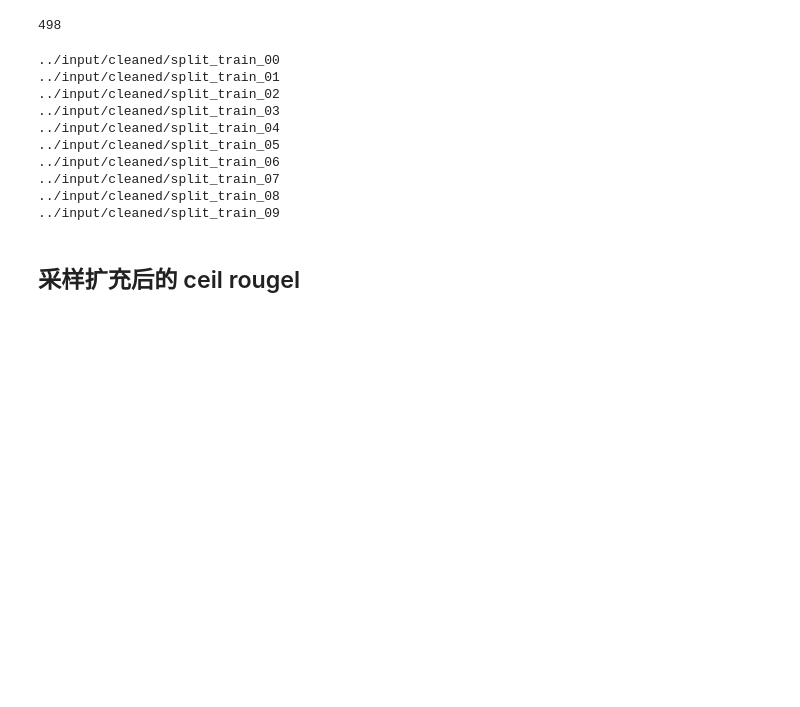
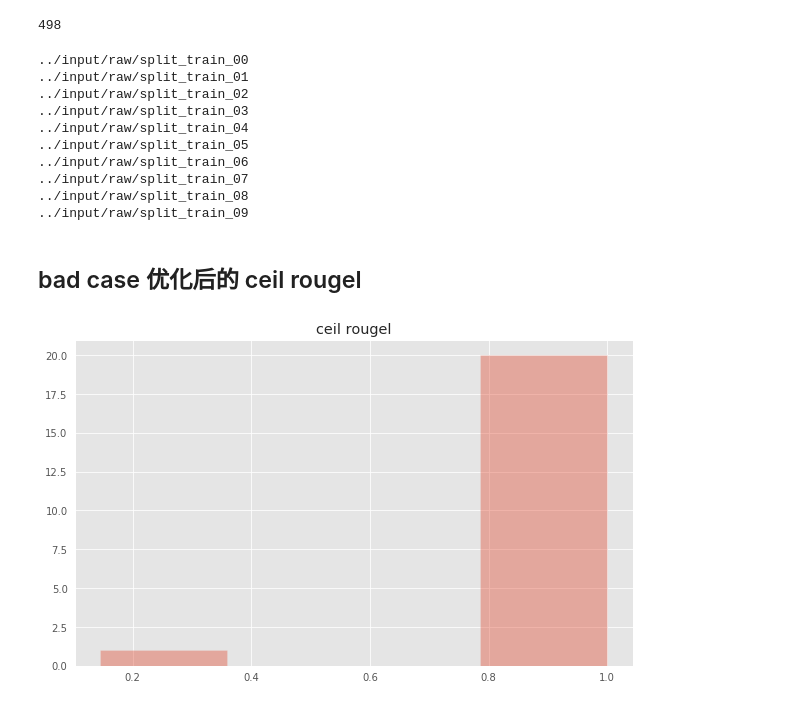
Before and after one commit to SunnyMarkLiu/les-military-mrc-rank7, a Jupyter notebook: notebooks/生成的数据集 ceil rouge 统计.ipynb, the cells around one changed output. Saved outputs shown, nothing was run; the diff lists cells and outputs as text; code cells hidden in the pictures; blank space fills up the shorter version.

```diff
--- a/notebooks/生成的数据集 ceil rouge 统计.ipynb
+++ b/notebooks/生成的数据集 ceil rouge 统计.ipynb
@@ -61,7 +61,7 @@ ori_ceil_rougels = []
 
 zero_ceil_rougel_samples = set()
 
-with open('../input/mrc_dataset/train_round_0.json') as f:
+with open('../input/mrc_dataset/all_train_full_content.json') as f:
     lines = f.readlines()
     for line in tqdm(lines):
         if not line.startswith('{'):
@@ -107,11 +107,11 @@ len(zero_ceil_rougel_samples)
 # %% [output]
 498
 # %%
-# 生成 label 之前的 cleaned 数据
+# 生成 label 之前的 raw 数据
 
-cleaned_bad_case_samples = []
+bad_case_raw_samples = []
 for i in range(10):
-    path = '../input/cleaned/split_train_0{}'.format(i)
+    path = '../input/raw/split_train_0{}'.format(i)
     if not os.path.isfile(path):
         continue
 
@@ -120,20 +120,20 @@ for i in range(10):
         for line in f:
             sample = json.loads(line.strip())
             if sample['question_id'] in zero_ceil_rougel_samples:
-                cleaned_bad_case_samples.append(line)
+                bad_case_raw_samples.append(line)
 # %% [output]
-../input/cleaned/split_train_00
-../input/cleaned/split_train_01
-../input/cleaned/split_train_02
-../input/cleaned/split_train_03
-../input/cleaned/split_train_04
-../input/cleaned/split_train_05
-../input/cleaned/split_train_06
-../input/cleaned/split_train_07
-../input/cleaned/split_train_08
-../input/cleaned/split_train_09
+../input/raw/split_train_00
+../input/raw/split_train_01
+../input/raw/split_train_02
+../input/raw/split_train_03
+../input/raw/split_train_04
+../input/raw/split_train_05
+../input/raw/split_train_06
+../input/raw/split_train_07
+../input/raw/split_train_08
+../input/raw/split_train_09
 # %%
-with open('cleaned_bad_case_samples.json', 'w', encoding='utf8') as f:
-    f.writelines(cleaned_bad_case_samples)
+with open('../input/bad_case_raw_samples.json', 'w', encoding='utf8') as f:
+    f.writelines(bad_case_raw_samples)
 # %% [markdown]
-## 采样扩充后的 ceil rougel
+## bad case 优化后的 ceil rougel
@@ -139,0 +148,7 @@ with open('cleaned_bad_case_samples.json', 'w', encoding='utf8') as f:
+# %%
+plt.figure(figsize=(10, 6))
+sns.distplot(bad_case_rougel_samples, kde=False)
+plt.title('ceil rougel')
+plt.show()
+# %% [output]
+[figure, added]
```
Also changed, not shown: parts of 12 cells of this notebook, 5 other files.
